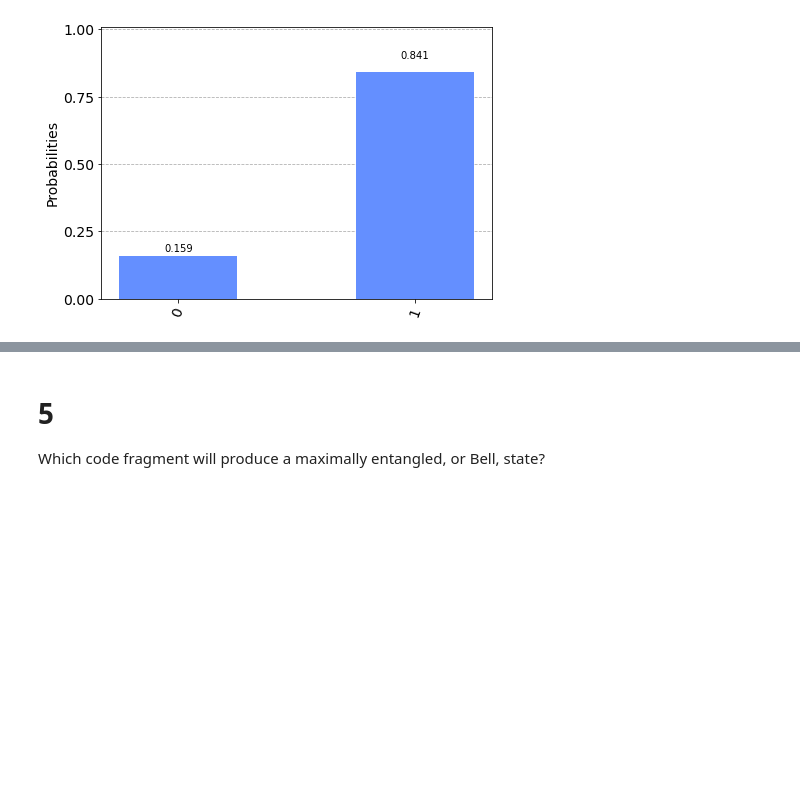
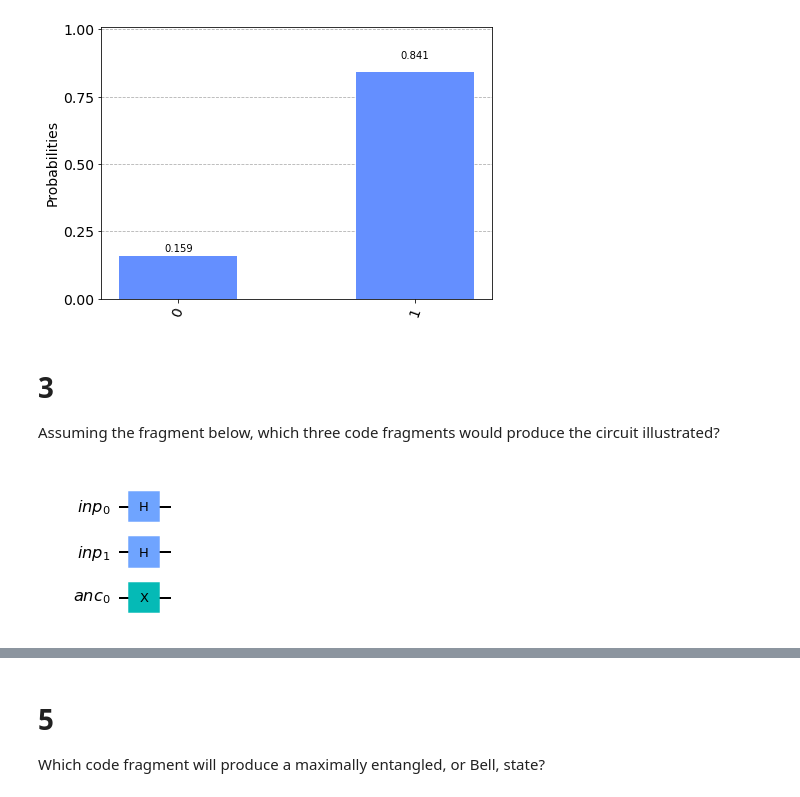
Before and after one commit to daimurat/qiskit-implementation, a Jupyter notebook: examination/c1000-112_sample.ipynb, the cells around one changed output, grey strips where cells are left out. Saved outputs shown, nothing was run; the diff lists cells and outputs as text; code cells hidden in the pictures; blank space fills up the shorter version.

```diff
--- a/examination/c1000-112_sample.ipynb
+++ b/examination/c1000-112_sample.ipynb
@@ -72,3 +72,15 @@ counts = qasmsim.run(qobj).result().get_counts()  # Do the simulation, returning
 plot_histogram(counts)  # Display the output state vector
 # %% [output]
 [figure]
+# %% [markdown]
+# 3
+Assuming the fragment below, which three code fragments would produce the circuit illustrated?
+# %%
+inp_reg = QuantumRegister(2, name='inp')
+ancilla = QuantumRegister(1, name='anc')
+qc = QuantumCircuit(inp_reg, ancilla)
+qc.h(inp_reg[0:2])
+qc.x(ancilla[0])
+qc.draw('mpl')
+# %% [output]
+[figure, added]
```
Also changed, not shown: parts of 6 cells of this notebook, 1 other file.
